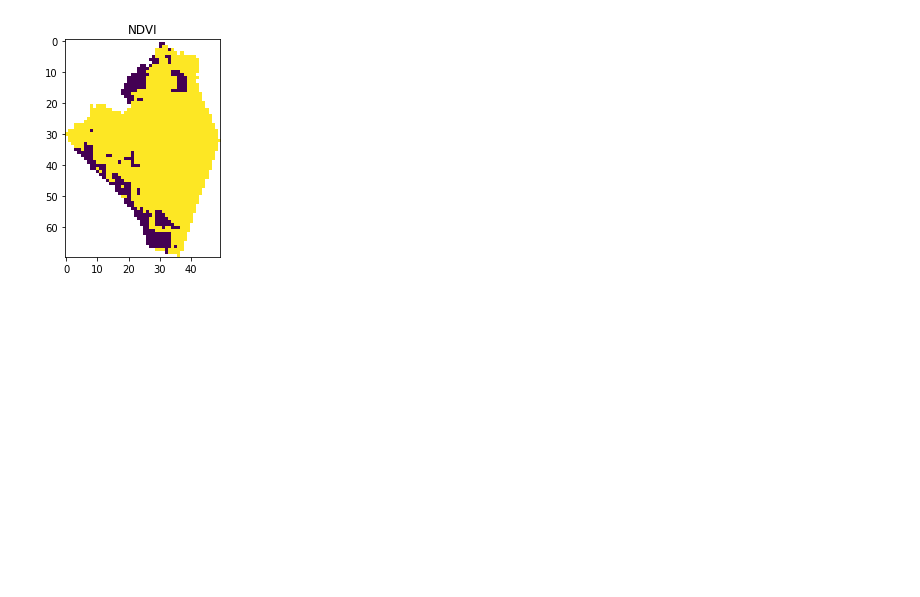
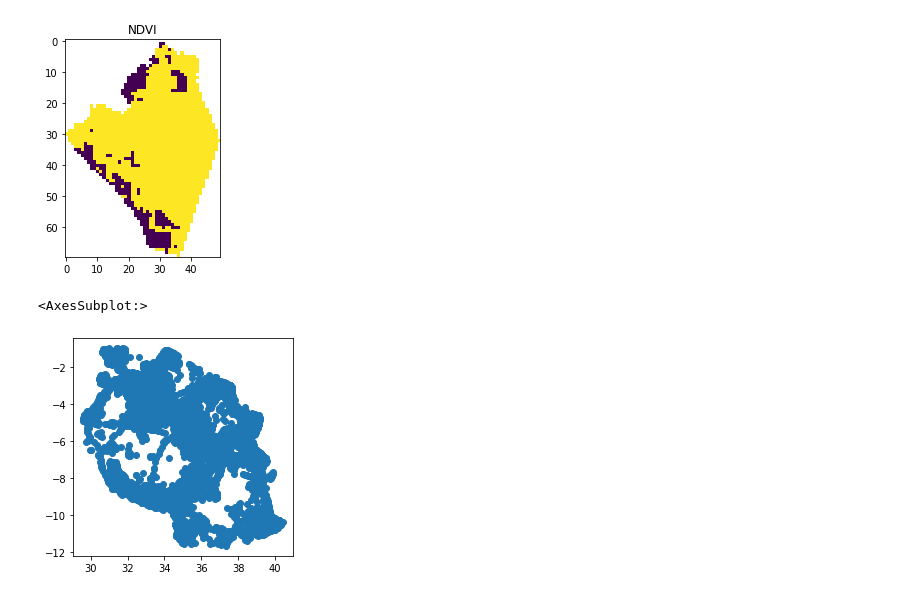
Before and after one commit to MARS-Group-HAW/esida-db, a Jupyter notebook: notebooks/Untitled.ipynb, the cells around one changed output. Drawn from its saved outputs; the diff is of its cells as text; code cells hidden in the pictures; blank space fills up the shorter version.

```diff
--- a/notebooks/Untitled.ipynb
+++ b/notebooks/Untitled.ipynb
@@ -363,0 +380,15 @@ plt.show()
+# %%
+facility_types = [
+    'PolyClinic',
+    'Optometry Clinic',
+    'Medical Clinic'
+]
+
+# load all known facilities with types of interest
+df = geopandas.read_postgis(f"SELECT * FROM thfr",
+                    geom_col='geometry', con=get_engine())
+# %%
+df.plot()
+# %% [output]
+<AxesSubplot:>
+[figure, added]
```
Also changed, not shown: parts of 5 cells of this notebook.
